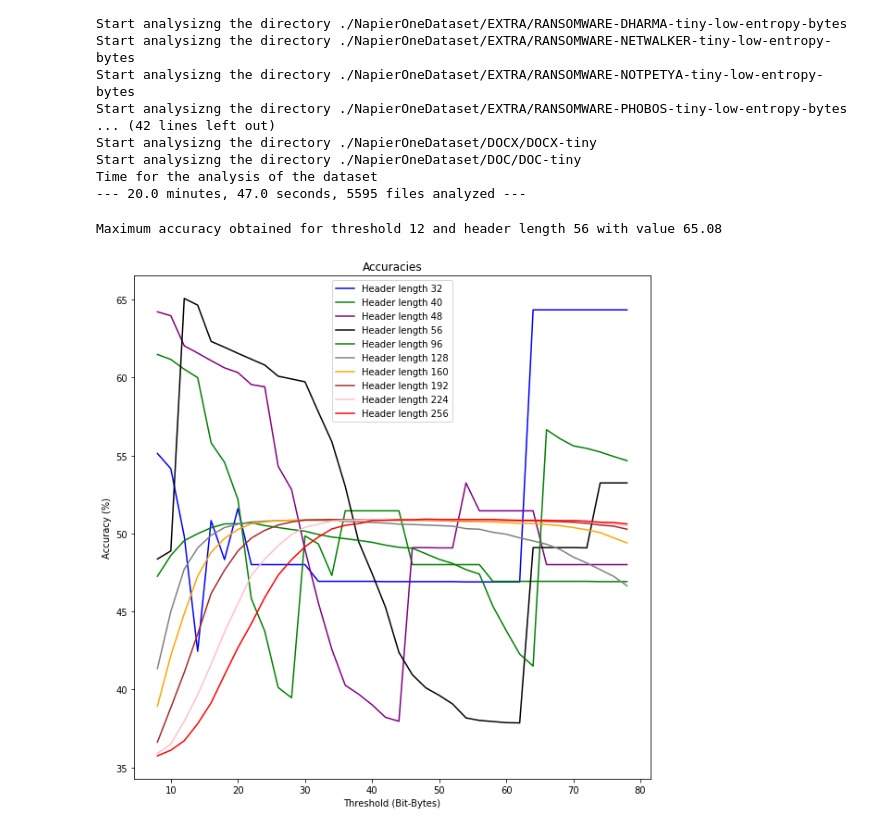
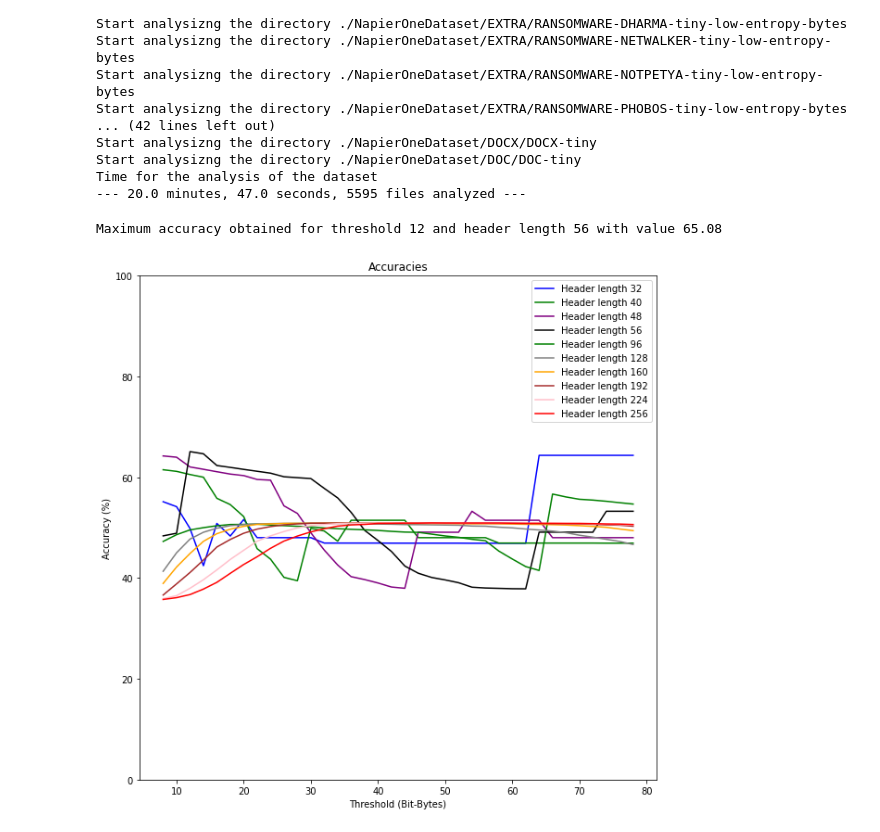
Before and after one commit to gomitolof/DAA-for-Ransomware-detection, a Jupyter notebook: DAA_mix.ipynb, the cells around one changed output. Saved outputs shown, nothing was run; the diff lists cells and outputs as text; code cells hidden in the pictures.

```diff
--- a/DAA_mix.ipynb
+++ b/DAA_mix.ipynb
@@ -202,31 +202,32 @@ FP_des = FP_des.reshape(len(thresholds), int(offset/8))
 # %%
 ind = np.unravel_index(np.argmax(acc_des, axis=None), acc_des.shape)
 print("Maximum accuracy obtained for threshold %2d and header length %2d with value %3.2f" % (thresholds[ind[0]], 8*(ind[1]+1), acc_des[ind]))
 
 # Accuracy = (TP+TN)/(TP+TN+FP+FN)
 hl_thresh = acc_des.transpose()
 
 # Plot of the accuracies obtained using different threshold and different header lengths
 plt.figure(figsize=(10,10))
 plt.title("Accuracies")
 plt.xlabel("Threshold (Bit-Bytes)")
 plt.ylabel("Accuracy (%)")
 plt.plot(thresholds, hl_thresh[3], color="blue", label="Header length 32")
 plt.plot(thresholds, hl_thresh[4], color="green", label="Header length 40")
 plt.plot(thresholds, hl_thresh[5], color="purple", label="Header length 48")
 plt.plot(thresholds, hl_thresh[6], color="black", label="Header length 56")
 plt.plot(thresholds, hl_thresh[11], color="green", label="Header length 96")
 plt.plot(thresholds, hl_thresh[15], color="grey", label="Header length 128")
 plt.plot(thresholds, hl_thresh[19], color="orange", label="Header length 160")
 plt.plot(thresholds, hl_thresh[23], color="brown", label="Header length 192")
 plt.plot(thresholds, hl_thresh[27], color="pink", label="Header length 224")
 plt.plot(thresholds, hl_thresh[31], color="red", label="Header length 256")
 plt.legend()
+plt.ylim([0, 100])
 plt.savefig('./Img/acc_DAA_mix.jpg')
 plt.show()
 # %% [output]
 Maximum accuracy obtained for threshold 12 and header length 56 with value 65.08
-[figure, old version]
+[figure, new version]
 # %%
 #Precision = TP/TP+FP
 
```
Also changed, not shown: parts of 3 cells of this notebook, 54 other files.
